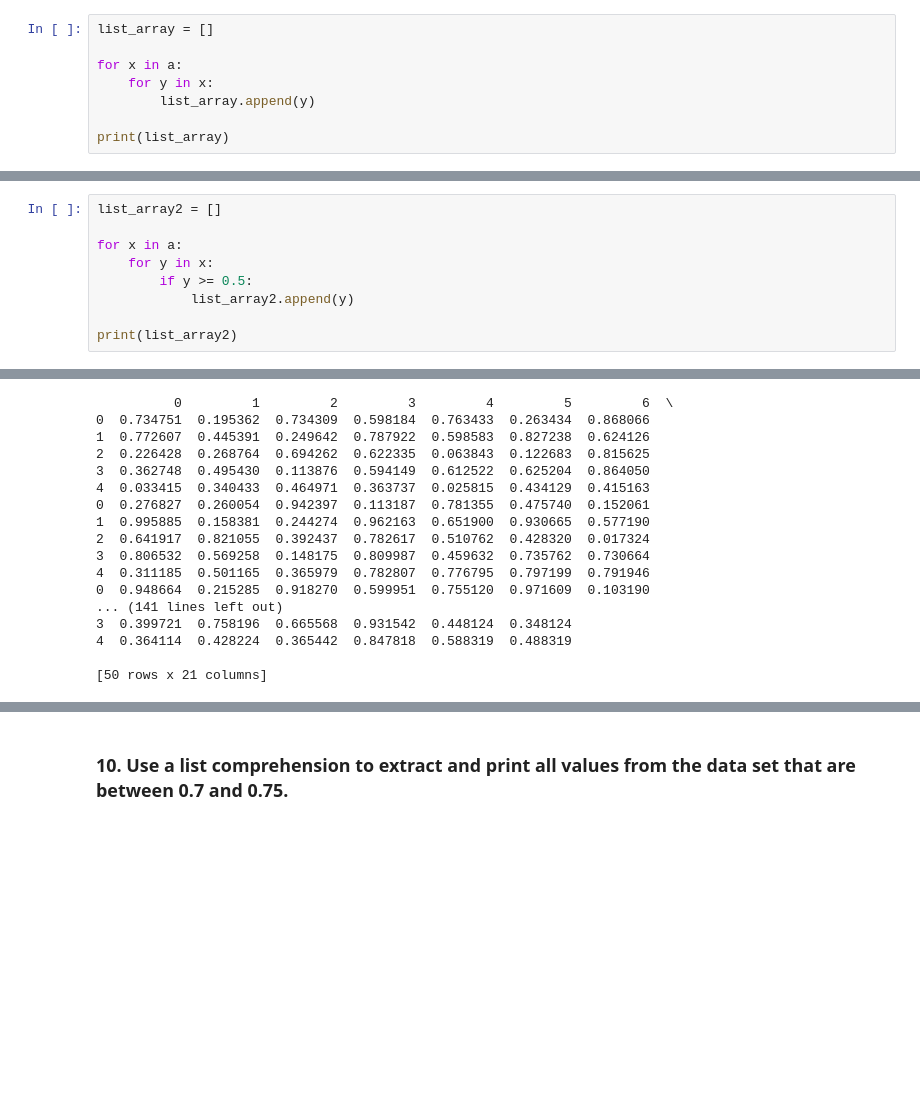
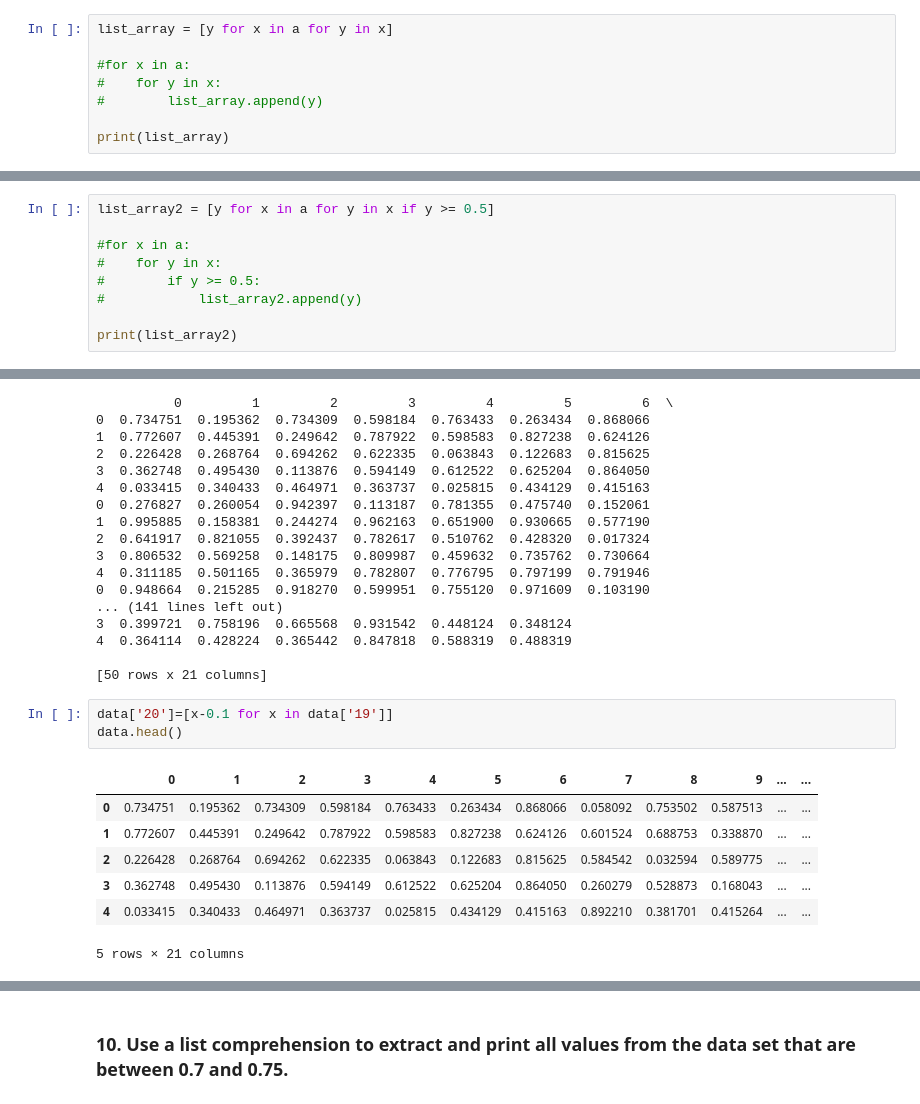
Before and after one commit to katiaiwasaki/data-labs, a Jupyter notebook: module-1/lab-list-comprehensions/your-code/main.ipynb, the cells around one changed output, grey strips where cells are left out. Drawn from its saved outputs; the diff is of its cells as text; blank space fills up the shorter version.

```diff
--- a/module-1/lab-list-comprehensions/your-code/main.ipynb
+++ b/module-1/lab-list-comprehensions/your-code/main.ipynb
@@ -34,11 +34,11 @@ a = np.array([[0.84062117, 0.48006452, 0.7876326 , 0.77109654],
        [0.12149553, 0.53222417, 0.9976855 , 0.12536346],
        [0.80930099, 0.50962849, 0.94555126, 0.33364763]])
 # %%
-list_array = []
+list_array = [y for x in a for y in x]
 
-for x in a:
-    for y in x:
-        list_array.append(y)
+#for x in a:
+#    for y in x:
+#        list_array.append(y)
 
 print(list_array)
 # %% [output]
@@ -46,12 +46,12 @@ print(list_array)
 # %% [markdown]
 ### 4. Add a condition to the list comprehension above so that only values greater than or equal to 0.5 are printed.
 # %%
-list_array2 = []
+list_array2 = [y for x in a for y in x if y >= 0.5]
 
-for x in a:
-    for y in x:
-        if y >= 0.5:
-            list_array2.append(y)
+#for x in a:
+#    for y in x:
+#        if y >= 0.5:
+#            list_array2.append(y)
 
 print(list_array2)
 # %% [output]
@@ -183,3 +191,14 @@ print(concat)
 4  0.364114  0.428224  0.365442  0.847818  0.588319  0.488319
 
 [50 rows x 21 columns]
+# %%
+data['20']=[x-0.1 for x in data['19']]
+data.head()
+# %% [output]
+|  | 0 | 1 | 2 | 3 | 4 | 5 | 6 | 7 | 8 | 9 | ... | ... |
+| 0 | 0.734751 | 0.195362 | 0.734309 | 0.598184 | 0.763433 | 0.263434 | 0.868066 | 0.058092 | 0.753502 | 0.587513 | ... | ... |
+| 1 | 0.772607 | 0.445391 | 0.249642 | 0.787922 | 0.598583 | 0.827238 | 0.624126 | 0.601524 | 0.688753 | 0.338870 | ... | ... |
+| 2 | 0.226428 | 0.268764 | 0.694262 | 0.622335 | 0.063843 | 0.122683 | 0.815625 | 0.584542 | 0.032594 | 0.589775 | ... | ... |
+| 3 | 0.362748 | 0.495430 | 0.113876 | 0.594149 | 0.612522 | 0.625204 | 0.864050 | 0.260279 | 0.528873 | 0.168043 | ... | ... |
+| 4 | 0.033415 | 0.340433 | 0.464971 | 0.363737 | 0.025815 | 0.434129 | 0.415163 | 0.892210 | 0.381701 | 0.415264 | ... | ... |
+5 rows × 21 columns
```
Also changed, not shown: parts of 7 cells of this notebook.
